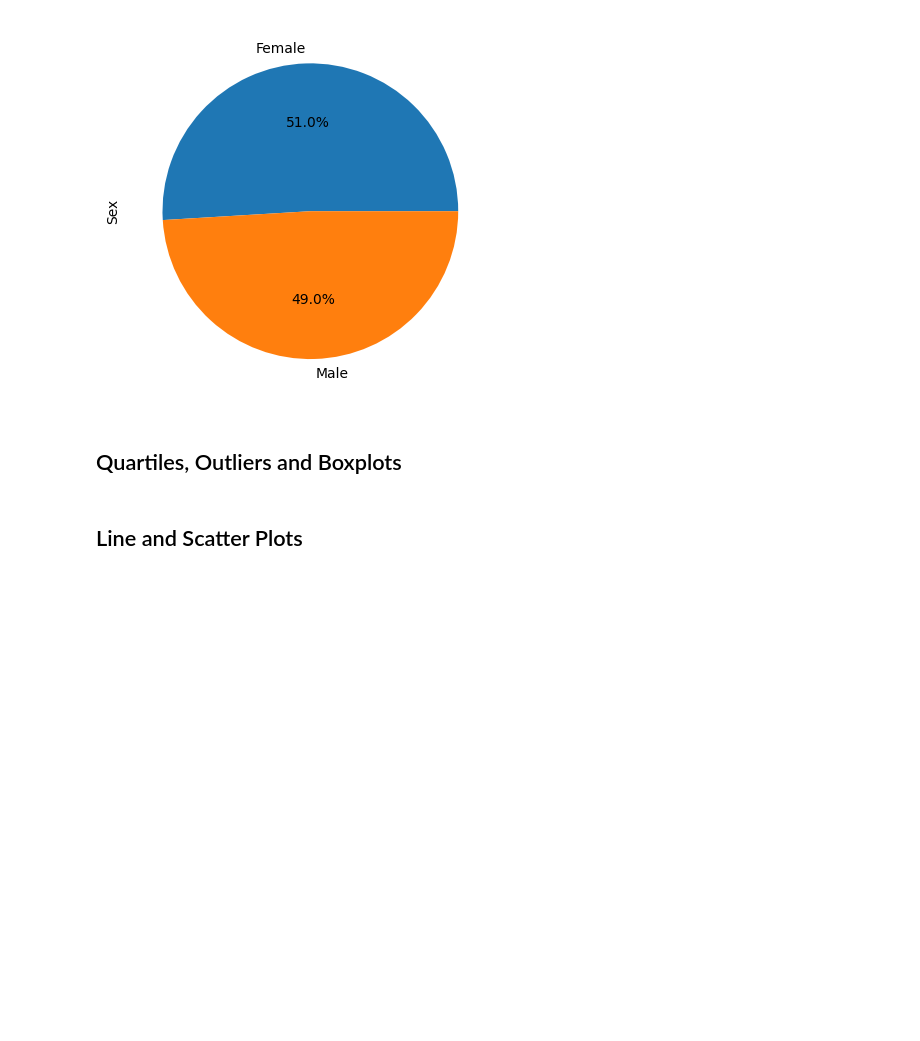
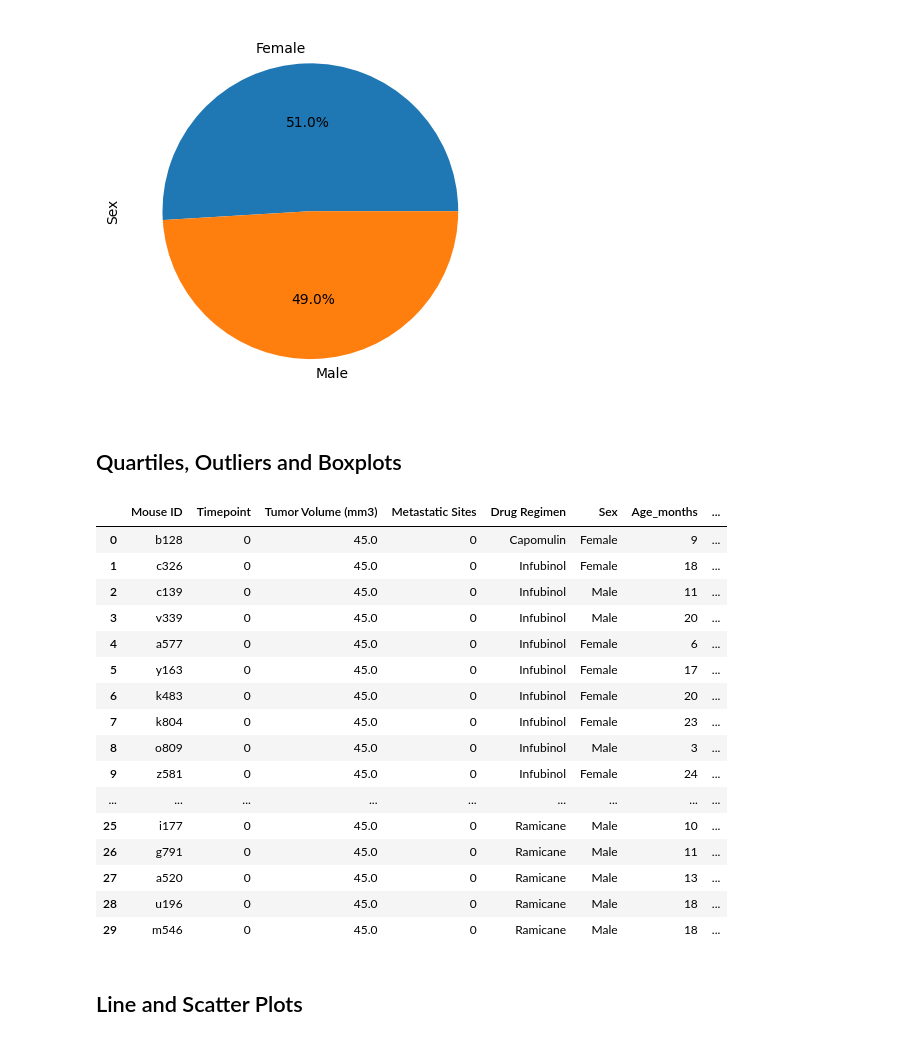
Before and after one commit to kcwaggs/data_visualization-challenge, a Jupyter notebook: pymaceuticals.ipynb, the cells around one changed output. Saved outputs shown, nothing was run; the diff lists cells and outputs as text; code cells hidden in the pictures; blank space fills up the shorter version.

```diff
--- a/pymaceuticals.ipynb
+++ b/pymaceuticals.ipynb
@@ -217,3 +209,56 @@ plt.show()
+# %%
+# Calculate the final tumor volume of each mouse across four of the treatment regimens:
+# Capomulin, Ramicane, Infubinol, and Ceftamin
+testing = pd.DataFrame(cleaned_df.loc[(cleaned_df['Drug Regimen'] == 'Capomulin') | (cleaned_df['Drug Regimen'] == 'Ramicane') | (cleaned_df['Drug Regimen'] == 'Infubinol') | (cleaned_df['Drug Regimen'] == 'Ceftamin'), :])
+testing_max = pd.DataFrame(testing.groupby(['Mouse ID', 'Drug Regimen']).max()['Timepoint'])
+testing_max = testing_max.rename(columns = {'Timepoint': 'Max Timepoint'})
+testing_merge = pd.merge(testing, testing_max, how = 'left', on = ['Mouse ID', 'Drug Regimen'])
+
+
+capomulin = cleaned_df.loc[cleaned_df['Drug Regimen'] == 'Capomulin', :]
+capomulin_max = capomulin.groupby('Mouse ID').max()['Timepoint']
+capomulin_df = pd.DataFrame(capomulin.set_index(['Mouse ID'])[['Timepoint', 'Drug Regimen']])
+capomulin_df = capomulin_df.assign(Max_Timepoints = capomulin_max)
+capomulin_merged = pd.merge(cleaned_df, capomulin_df, how = 'left', on = ['Mouse ID', 'Drug Regimen'])
+
+ramicane = cleaned_df.loc[cleaned_df['Drug Regimen'] == 'Ramicane', :]
+ramicane_max = ramicane.groupby('Mouse ID').max()['Timepoint']
+ramicane_df = pd.DataFrame(ramicane.set_index(['Mouse ID'])[['Timepoint', 'Drug Regimen']])
+ramicane_df = ramicane_df.rename(columns = {'Timepoint': 'Max Timepoint'})
+ramicane_merged = pd.merge(cleaned_df, ramicane_df, how = 'left', on = ['Mouse ID'])
+
+infubinol = cleaned_df.loc[cleaned_df['Drug Regimen'] == 'Infubinol', :]
+infubinol_df = pd.DataFrame(infubinol.groupby('Mouse ID').max()['Timepoint'])
+infubinol_df = infubinol_df.rename(columns = {'Timepoint': 'Max Timepoint'})
+infubinol_merged = pd.merge(cleaned_df, infubinol_df, how = 'left', on = ['Mouse ID'])
+
+ceftamin = cleaned_df.loc[cleaned_df['Drug Regimen'] == 'Ceftamin', :]
+ceftamin_df = pd.DataFrame(ceftamin.groupby('Mouse ID').max()['Timepoint'])
+ceftamin_df = ceftamin_df.rename(columns = {'Timepoint': 'Max Timepoint'})
+ceftamin_merged = pd.merge(cleaned_df, ceftamin_df, how = 'left', on = ['Mouse ID'])
+
+# Start by getting the last (greatest) timepoint for each mouse
+testing_merge.head(30)
+
+# Merge this group df with the original DataFrame to get the tumor volume at the last timepoint
+# %% [output]
+|  | Mouse ID | Timepoint | Tumor Volume (mm3) | Metastatic Sites | Drug Regimen | Sex | Age_months | ... |
+| 0 | b128 | 0 | 45.0 | 0 | Capomulin | Female | 9 | ... |
+| 1 | c326 | 0 | 45.0 | 0 | Infubinol | Female | 18 | ... |
+| 2 | c139 | 0 | 45.0 | 0 | Infubinol | Male | 11 | ... |
+| 3 | v339 | 0 | 45.0 | 0 | Infubinol | Male | 20 | ... |
+| 4 | a577 | 0 | 45.0 | 0 | Infubinol | Female | 6 | ... |
+| 5 | y163 | 0 | 45.0 | 0 | Infubinol | Female | 17 | ... |
+| 6 | k483 | 0 | 45.0 | 0 | Infubinol | Female | 20 | ... |
+| 7 | k804 | 0 | 45.0 | 0 | Infubinol | Female | 23 | ... |
+| 8 | o809 | 0 | 45.0 | 0 | Infubinol | Male | 3 | ... |
+| 9 | z581 | 0 | 45.0 | 0 | Infubinol | Female | 24 | ... |
+| ... | ... | ... | ... | ... | ... | ... | ... | ... |
+| 25 | i177 | 0 | 45.0 | 0 | Ramicane | Male | 10 | ... |
+| 26 | g791 | 0 | 45.0 | 0 | Ramicane | Male | 11 | ... |
+| 27 | a520 | 0 | 45.0 | 0 | Ramicane | Male | 13 | ... |
+| 28 | u196 | 0 | 45.0 | 0 | Ramicane | Male | 18 | ... |
+| 29 | m546 | 0 | 45.0 | 0 | Ramicane | Male | 18 | ... |
 # %%
 # Put treatments into a list for for loop (and later for plot labels)
 
```
Also changed, not shown: parts of 3 cells of this notebook, 1 other file.
